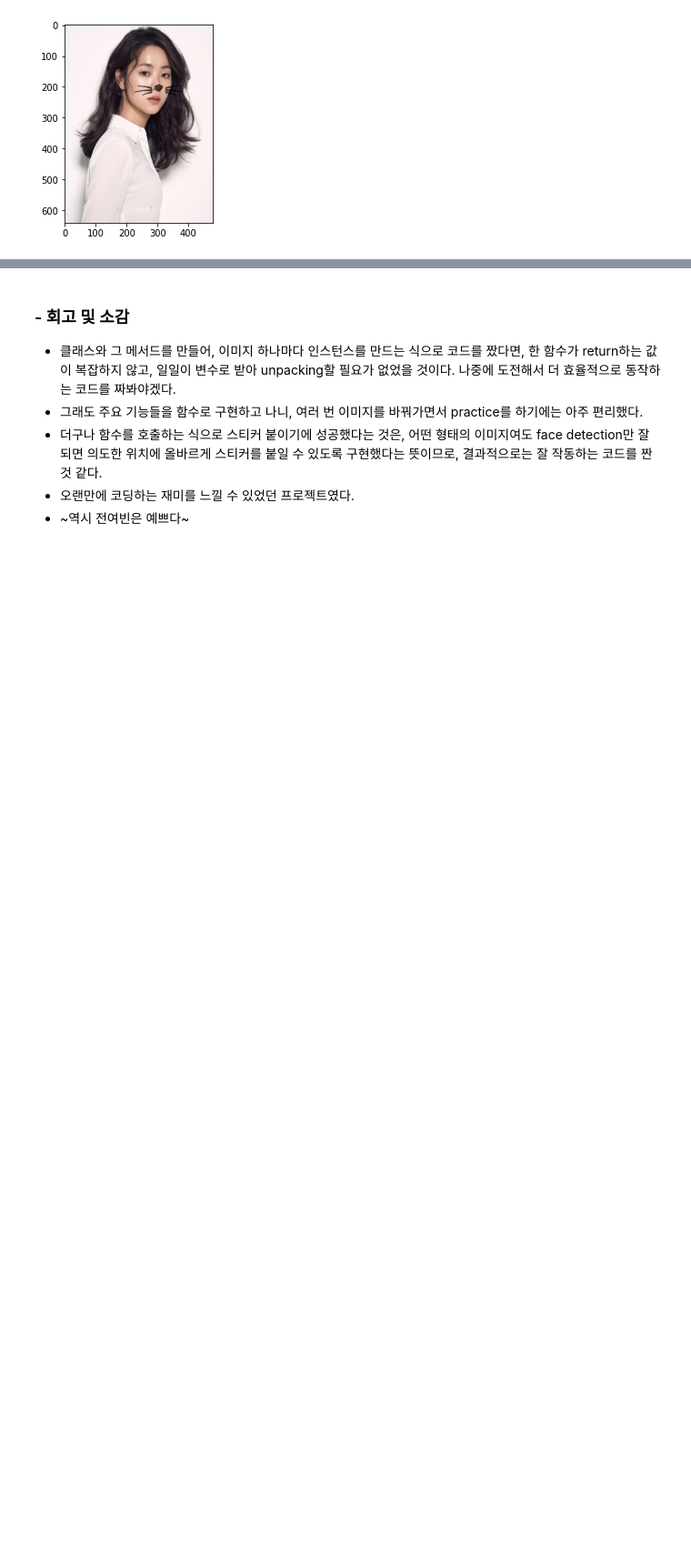
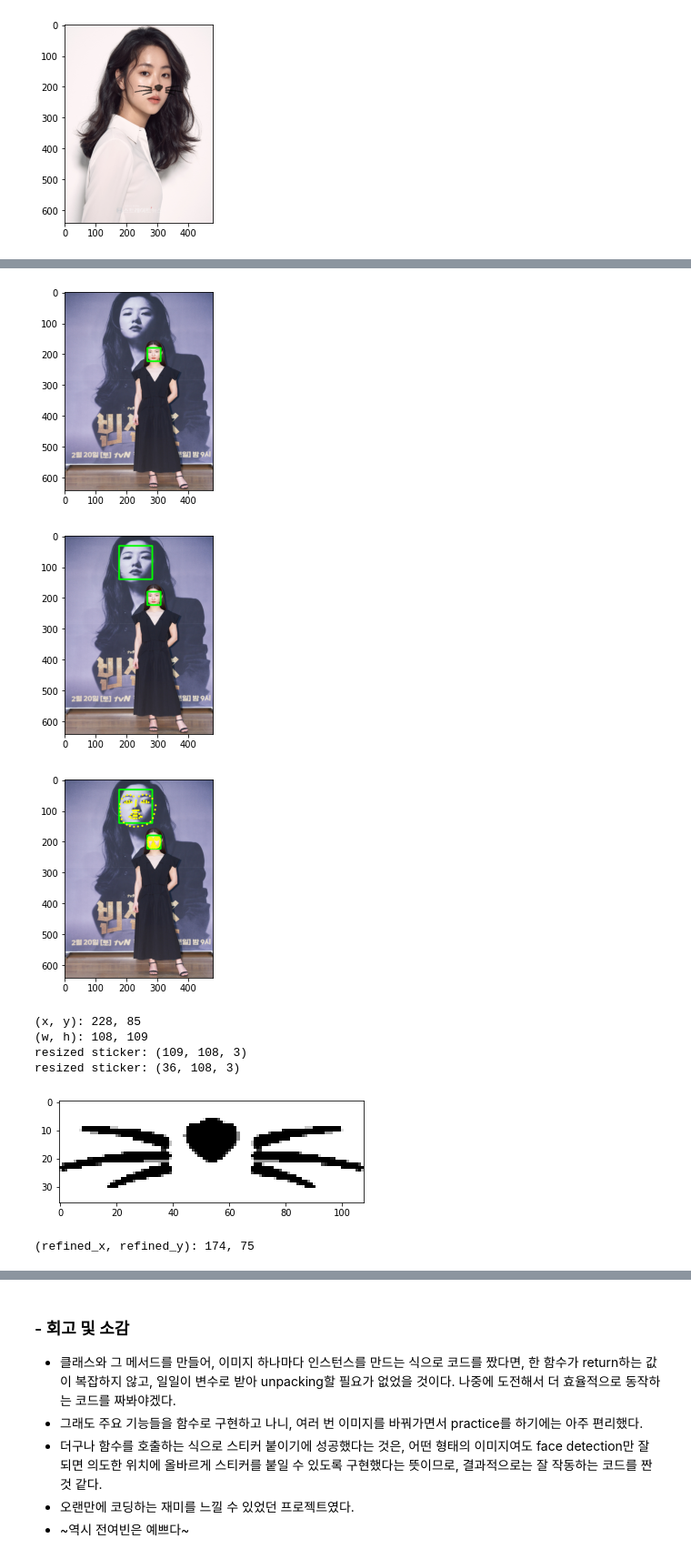
Before and after one commit to nanunzoey/aiffel_projects, a Jupyter notebook: exploration/E3_face_sticker.ipynb, the cells around one changed output, grey strips where cells are left out. Shown at 91% size. Cells and saved outputs as stored; diff of their text form; code cells hidden in the pictures; blank space fills up the shorter version.

```diff
--- a/exploration/E3_face_sticker.ipynb
+++ b/exploration/E3_face_sticker.ipynb
@@ -402,0 +455,19 @@ resized sticker: (51, 156, 3)
+# %%
+# 얼굴이 여러 개인 경우 & 촬영 거리가 먼 경우
+sixth_img_show, sixth_rects = draw_rect(sixth_img_show)
+sixth_img_show, sixth_landmarks = draw_landmarks(sixth_img_show, sixth_rects)
+
+img = weighted_sticker(sixth_img_bgr, sixth_rects, sixth_landmarks)
+
+plt.imshow(cv2.cvtColor(img, cv2.COLOR_BGR2RGB))
+plt.show()
+# %% [output]
+[figure, added]
+[figure, added]
+[figure, added]
+(x, y): 228, 85
+(w, h): 108, 109
+resized sticker: (109, 108, 3)
+resized sticker: (36, 108, 3)
+[figure, added]
+(refined_x, refined_y): 174, 75
```
Also changed, not shown: parts of 11 cells of this notebook.
